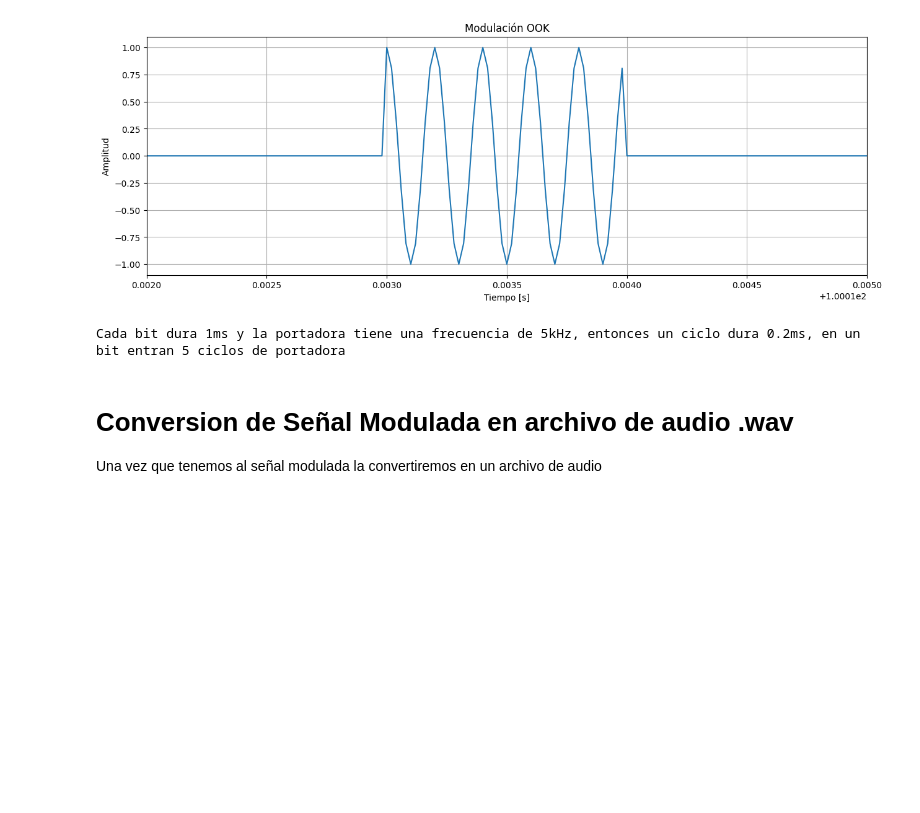
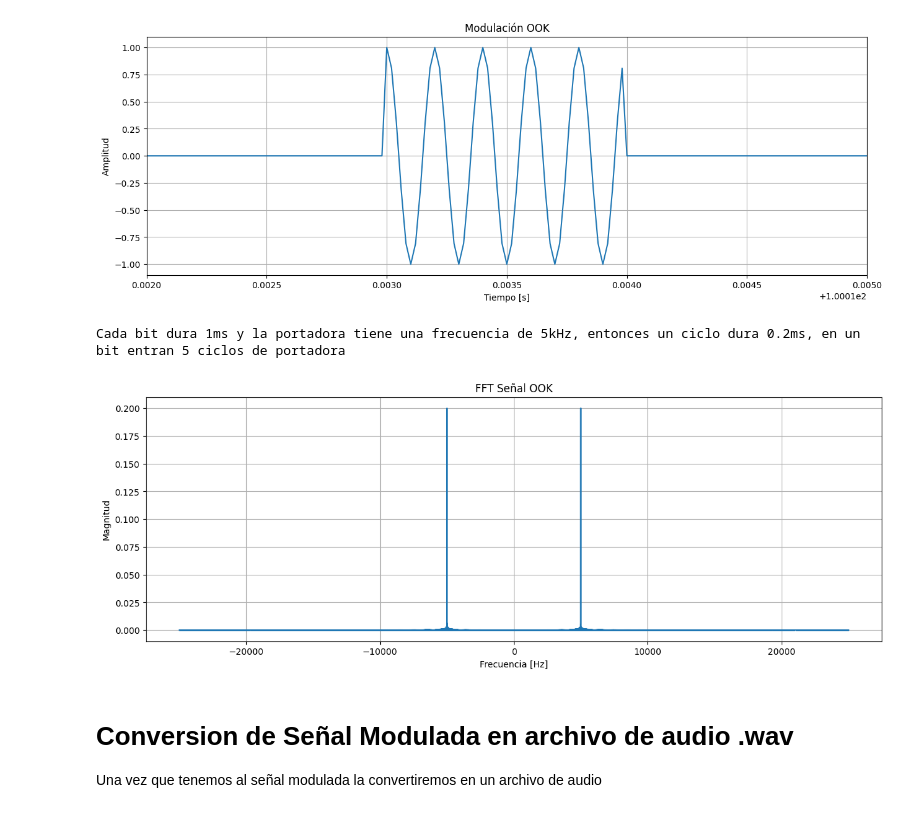
Before and after one commit to UlisesUberti/Proyecto_Seniales_Electricas, a Jupyter notebook: src/Tx_2.ipynb, the cells around one changed output. Cells and saved outputs as stored; diff of their text form; code cells hidden in the pictures; blank space fills up the shorter version.

```diff
--- a/src/Tx_2.ipynb
+++ b/src/Tx_2.ipynb
@@ -292,6 +295,22 @@ print("Cada bit dura 1ms y la portadora tiene una frecuencia de 5kHz, entonces u
 Cantidad de elementos en la señal modulada:  11174400
 [figure]
 Cada bit dura 1ms y la portadora tiene una frecuencia de 5kHz, entonces un ciclo dura 0.2ms, en un bit entran 5 ciclos de portadora
+# %%
+# FFT de la señal OOK
+
+FFT_OOK = np.fft.fftshift(np.fft.fft(Senial_OOK)/len(Senial_OOK))
+f_OOK = np.fft.fftshift(np.fft.fftfreq(len(Senial_OOK),d=1/fs_moduladora))
+
+plt.figure(figsize=(15,5))
+plt.plot(f_OOK,np.abs(FFT_OOK))
+plt.title("FFT Señal OOK")
+plt.xlabel("Frecuencia [Hz]")
+plt.ylabel("Magnitud")
+plt.grid(True)
+#plt.xlim(4995,5005)
+plt.show()
+# %% [output]
+[figure, added]
 # %% [markdown]
 # Conversion de Señal Modulada en archivo de audio .wav
 Una vez que tenemos al señal modulada la convertiremos en un archivo de audio
```
Also changed, not shown: parts of 2 cells of this notebook, 2 other files.
